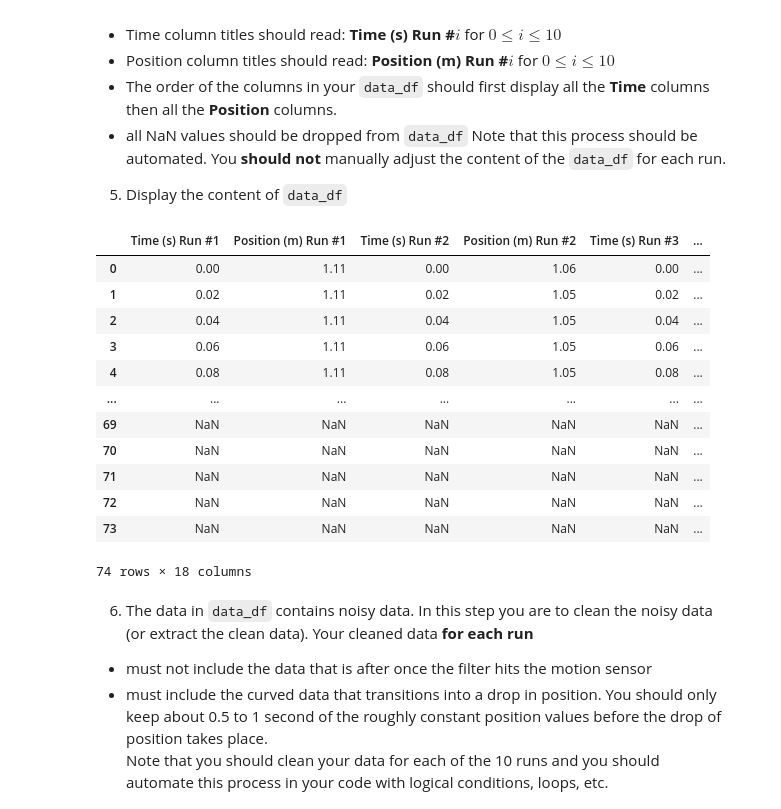
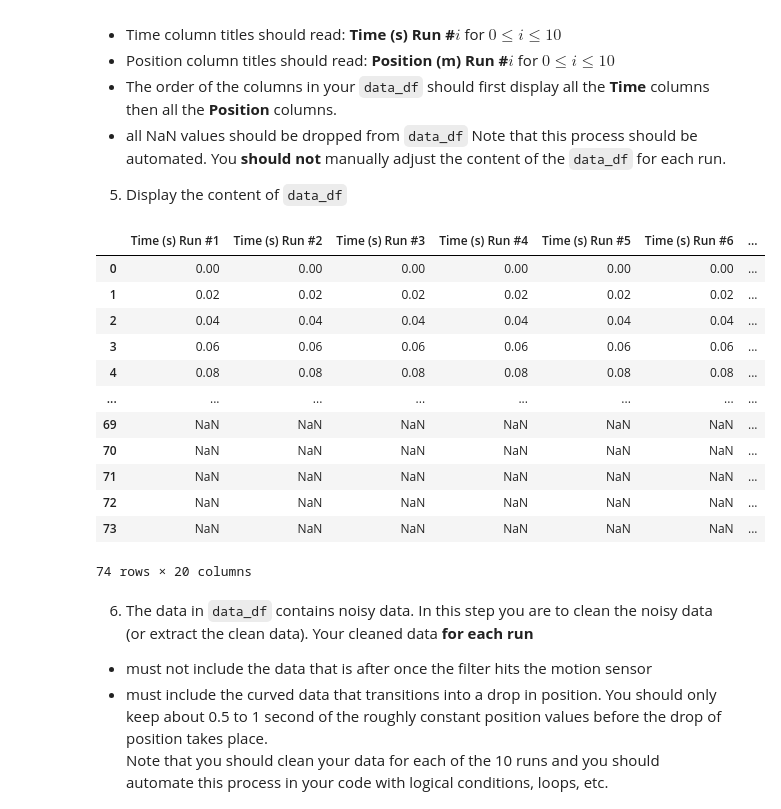
Before and after one commit to fdrgrn/SF2, a Jupyter notebook: assign1.ipynb, the cells around one changed output. Drawn from its saved outputs; the diff is of its cells as text; code cells hidden in the pictures.

```diff
--- a/assign1.ipynb
+++ b/assign1.ipynb
@@ -48,28 +48,29 @@ Note that this process should be automated.  You **should not** manually adjust
 # %%
 # Your code for steps 4 and 5 go here:
 columns = df.columns
 name_list = []
 
-for i in range(0,len(columns) - 4, 4):
+for i in range(0,len(columns) - 3, 4):
     name_list.append(columns[i])
-    name_list.append(columns[i+1])
+for j in range(1,len(columns) - 2, 4):
+    name_list.append(columns[j])
 
 data_df = df[name_list]
 data_df
 # %% [output]
-|  | Time (s) Run #1 | Position (m) Run #1 | Time (s) Run #2 | Position (m) Run #2 | Time (s) Run #3 | ... |
-| 0 | 0.00 | 1.11 | 0.00 | 1.06 | 0.00 | ... |
-| 1 | 0.02 | 1.11 | 0.02 | 1.05 | 0.02 | ... |
-| 2 | 0.04 | 1.11 | 0.04 | 1.05 | 0.04 | ... |
-| 3 | 0.06 | 1.11 | 0.06 | 1.05 | 0.06 | ... |
-| 4 | 0.08 | 1.11 | 0.08 | 1.05 | 0.08 | ... |
-| ... | ... | ... | ... | ... | ... | ... |
-| 69 | NaN | NaN | NaN | NaN | NaN | ... |
-| 70 | NaN | NaN | NaN | NaN | NaN | ... |
-| 71 | NaN | NaN | NaN | NaN | NaN | ... |
-| 72 | NaN | NaN | NaN | NaN | NaN | ... |
-| 73 | NaN | NaN | NaN | NaN | NaN | ... |
+|  | Time (s) Run #1 | Time (s) Run #2 | Time (s) Run #3 | Time (s) Run #4 | Time (s) Run #5 | Time (s) Run #6 | ... |
+| 0 | 0.00 | 0.00 | 0.00 | 0.00 | 0.00 | 0.00 | ... |
+| 1 | 0.02 | 0.02 | 0.02 | 0.02 | 0.02 | 0.02 | ... |
+| 2 | 0.04 | 0.04 | 0.04 | 0.04 | 0.04 | 0.04 | ... |
+| 3 | 0.06 | 0.06 | 0.06 | 0.06 | 0.06 | 0.06 | ... |
+| 4 | 0.08 | 0.08 | 0.08 | 0.08 | 0.08 | 0.08 | ... |
+| ... | ... | ... | ... | ... | ... | ... | ... |
+| 69 | NaN | NaN | NaN | NaN | NaN | NaN | ... |
+| 70 | NaN | NaN | NaN | NaN | NaN | NaN | ... |
+| 71 | NaN | NaN | NaN | NaN | NaN | NaN | ... |
+| 72 | NaN | NaN | NaN | NaN | NaN | NaN | ... |
+| 73 | NaN | NaN | NaN | NaN | NaN | NaN | ... |
-74 rows × 18 columns
+74 rows × 20 columns
 # %% [markdown]
 6. The data in `data_df` contains noisy data.  In this step you are to clean the noisy data (or extract the clean data). Your cleaned data **for each run**
 - must not include the data that is after once the filter hits the motion sensor
```
Also changed, not shown: parts of 4 cells of this notebook, 25 other files.
